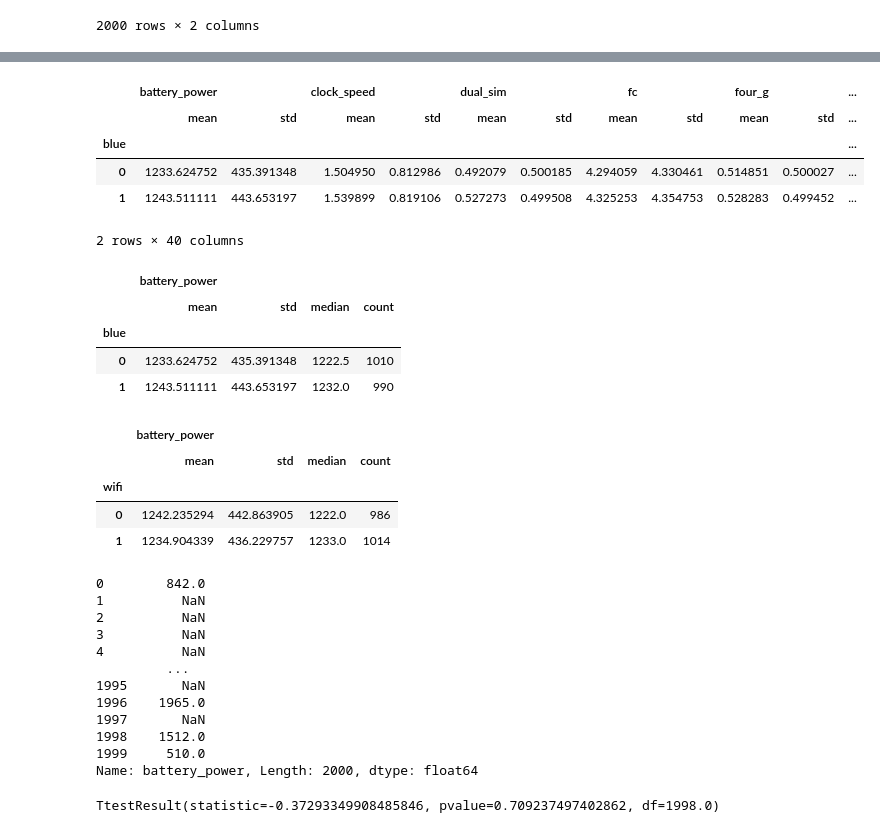
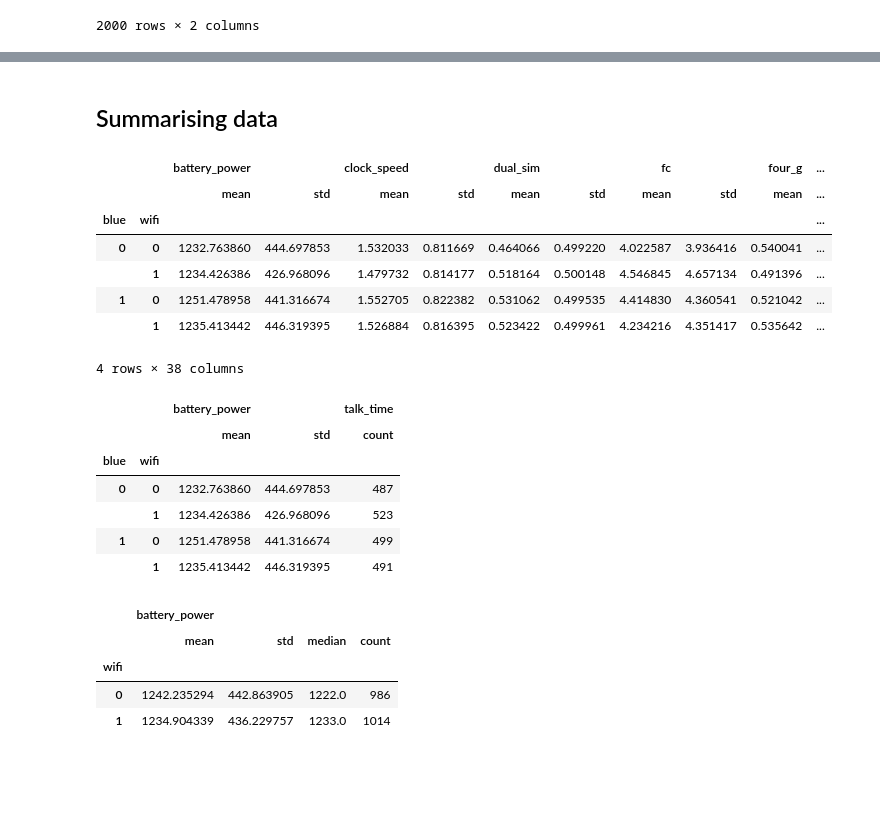
Before and after one commit to harnalashok/general, a Jupyter notebook: statistics_with_python.ipynb, the cells around one changed output, grey strips where cells are left out. Cells and saved outputs as stored; diff of their text form; code cells hidden in the pictures; blank space fills up the shorter version.

```diff
--- a/statistics_with_python.ipynb
+++ b/statistics_with_python.ipynb
@@ -78,20 +231,26 @@ data[['battery_power', 'blue']]
+# %% [markdown]
+## Summarising data
 # %%
-data.groupby(['blue']).aggregate(['mean', 'std'])
+data.groupby(['blue', 'wifi']).aggregate(['mean', 'std'])
 # %% [output]
-|  | battery_power |  | clock_speed |  | dual_sim |  | fc |  | four_g |  | ... |
-|  | mean | std | mean | std | mean | std | mean | std | mean | std | ... |
-| blue |  |  |  |  |  |  |  |  |  |  | ... |
-| 0 | 1233.624752 | 435.391348 | 1.504950 | 0.812986 | 0.492079 | 0.500185 | 4.294059 | 4.330461 | 0.514851 | 0.500027 | ... |
-| 1 | 1243.511111 | 443.653197 | 1.539899 | 0.819106 | 0.527273 | 0.499508 | 4.325253 | 4.354753 | 0.528283 | 0.499452 | ... |
+|  |  | battery_power |  | clock_speed |  | dual_sim |  | fc |  | four_g | ... |
+|  |  | mean | std | mean | std | mean | std | mean | std | mean | ... |
+| blue | wifi |  |  |  |  |  |  |  |  |  | ... |
+| 0 | 0 | 1232.763860 | 444.697853 | 1.532033 | 0.811669 | 0.464066 | 0.499220 | 4.022587 | 3.936416 | 0.540041 | ... |
+|  | 1 | 1234.426386 | 426.968096 | 1.479732 | 0.814177 | 0.518164 | 0.500148 | 4.546845 | 4.657134 | 0.491396 | ... |
+| 1 | 0 | 1251.478958 | 441.316674 | 1.552705 | 0.822382 | 0.531062 | 0.499535 | 4.414830 | 4.360541 | 0.521042 | ... |
+|  | 1 | 1235.413442 | 446.319395 | 1.526884 | 0.816395 | 0.523422 | 0.499961 | 4.234216 | 4.351417 | 0.535642 | ... |
-2 rows × 40 columns
+4 rows × 38 columns
 # %%
-data[['blue', 'battery_power']].groupby(['blue']).aggregate(['mean', 'std', 'median', 'count' ])
+data[['blue', 'battery_power', 'wifi', 'talk_time']].groupby(['blue', 'wifi']).aggregate({'battery_power' : ['mean', 'std'] , 'talk_time' : ['count']  }  )
 # %% [output]
-|  | battery_power |  |  |  |
-|  | mean | std | median | count |
-| blue |  |  |  |  |
-| 0 | 1233.624752 | 435.391348 | 1222.5 | 1010 |
-| 1 | 1243.511111 | 443.653197 | 1232.0 | 990 |
+|  |  | battery_power |  | talk_time |
+|  |  | mean | std | count |
+| blue | wifi |  |  |  |
+| 0 | 0 | 1232.763860 | 444.697853 | 487 |
+|  | 1 | 1234.426386 | 426.968096 | 523 |
+| 1 | 0 | 1251.478958 | 441.316674 | 499 |
+|  | 1 | 1235.413442 | 446.319395 | 491 |
 # %%
 data[['wifi', 'battery_power']].groupby(['wifi']).aggregate(['mean', 'std', 'median', 'count' ])
 # %% [output]
@@ -108,19 +261,0 @@ gr2 = data.where(data['wifi'] == 0)
-# %%
-gr1['battery_power']
-# %% [output]
-0        842.0
-1          NaN
-2          NaN
-3          NaN
-4          NaN
-         ...
-1995       NaN
-1996    1965.0
-1997       NaN
-1998    1512.0
-1999     510.0
-Name: battery_power, Length: 2000, dtype: float64
-# %%
-ttest_ind(gr1['battery_power'], gr2['battery_power'], nan_policy = 'omit')
-# %% [output]
-TtestResult(statistic=-0.37293349908485846, pvalue=0.709237497402862, df=1998.0)
```
Also changed, not shown: parts of 18 cells of this notebook.
